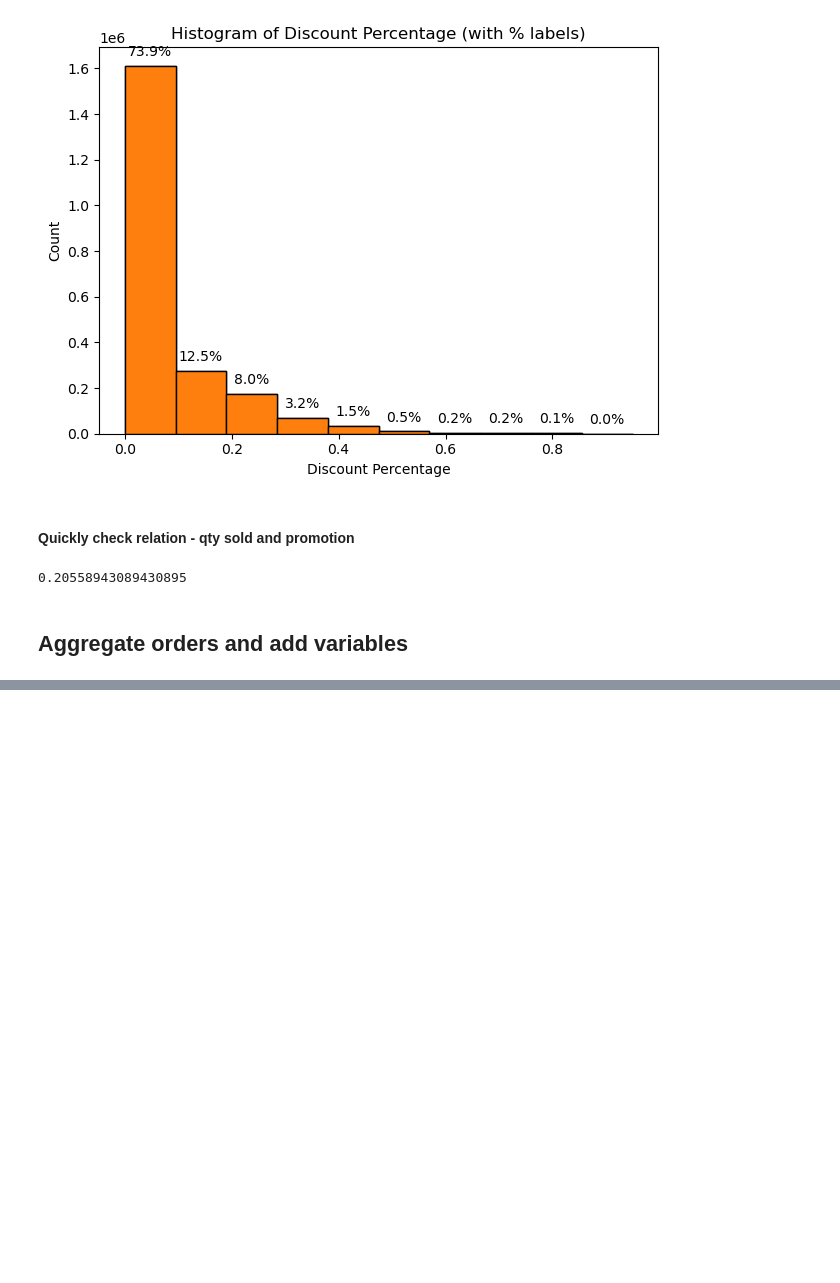
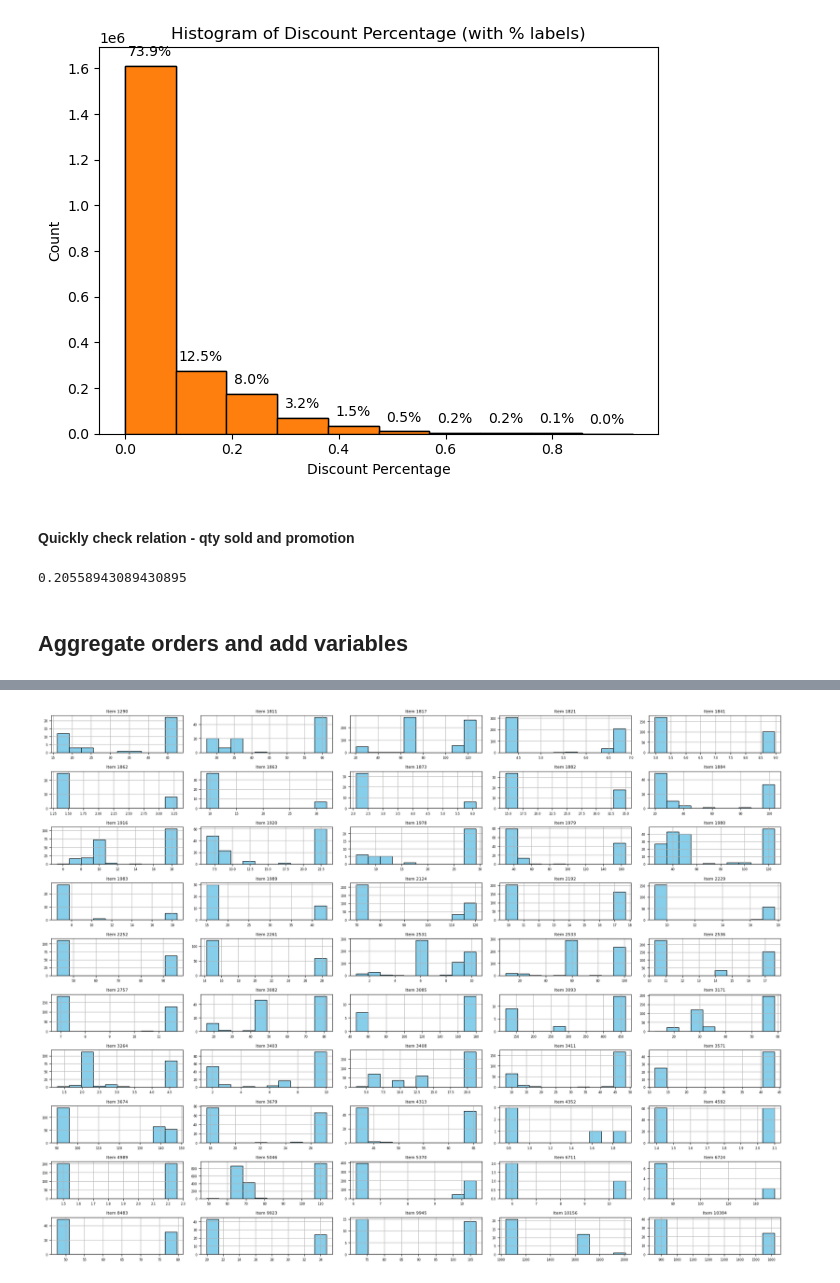
Before and after one commit to damyantilev/case-automated-inventory-management-execution, a Jupyter notebook: inventory_managemet_project.ipynb, the cells around one changed output, grey strips where cells are left out. Cells and saved outputs as stored; diff of their text form; code cells hidden in the pictures; blank space fills up the shorter version.

```diff
--- a/inventory_managemet_project.ipynb
+++ b/inventory_managemet_project.ipynb
@@ -292,0 +379,39 @@ len(summary[summary["QTY_promo_per_day"] > summary["QTY_no_promo_per_day"]])/len
+# %%
+# now look at histograms of top 50 of items with most % difference of mean and median
+
+df_sample = price_stats.sort_values(by='abs_perc_diff', ascending=False).head(50)[["itemID"]]
+
+df_sample = df_sample.sample(n=50, random_state=222)
+
+df_sample = df_sample.sort_values(by="itemID", ascending=True)
+
+df_sample = df_sample.merge(df_orders, how="left", on="itemID")
+# %%
+# visualizing
+
+# Unique items
+item_ids = df_sample['itemID'].unique()
+
+# Set up the grid
+rows, cols = 10, 5
+fig, axes = plt.subplots(rows, cols, figsize=(20, 15), sharex=False, sharey=False)
+axes = axes.flatten()
+
+# Plot histogram for each item
+for i, item_id in enumerate(item_ids):
+    ax = axes[i]
+    item_prices = df_sample[df_sample['itemID'] == item_id]['salesPrice']
+
+    ax.hist(item_prices, bins=10, color='skyblue', edgecolor='black')
+    ax.set_title(f'Item {item_id}', fontsize=8)
+    ax.tick_params(labelsize=6)
+    ax.grid(True)
+
+# Hide unused subplots
+for j in range(len(item_ids), len(axes)):
+    fig.delaxes(axes[j])
+
+plt.tight_layout()
+plt.show()
+# %% [output]
+[figure, added]
```
Also changed, not shown: parts of 11 cells of this notebook.
